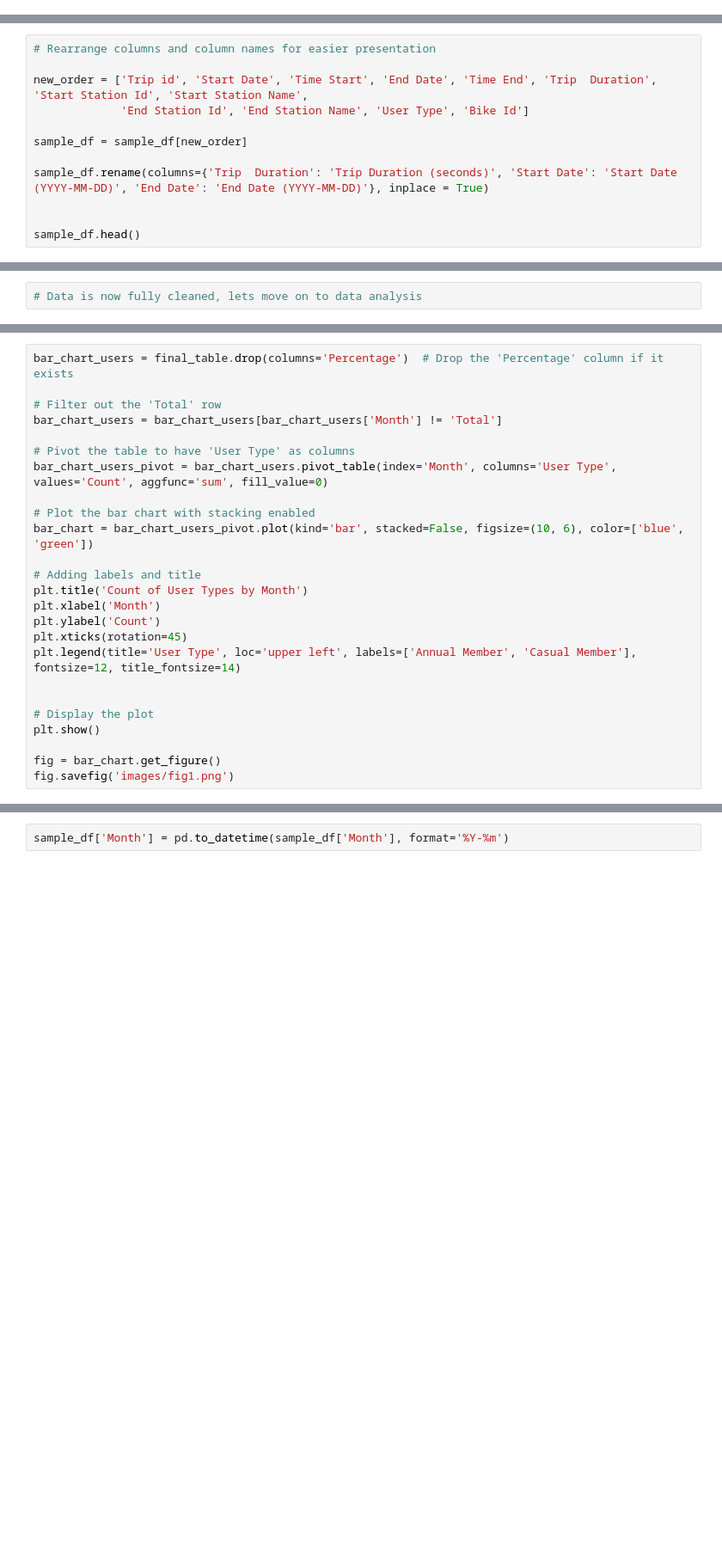
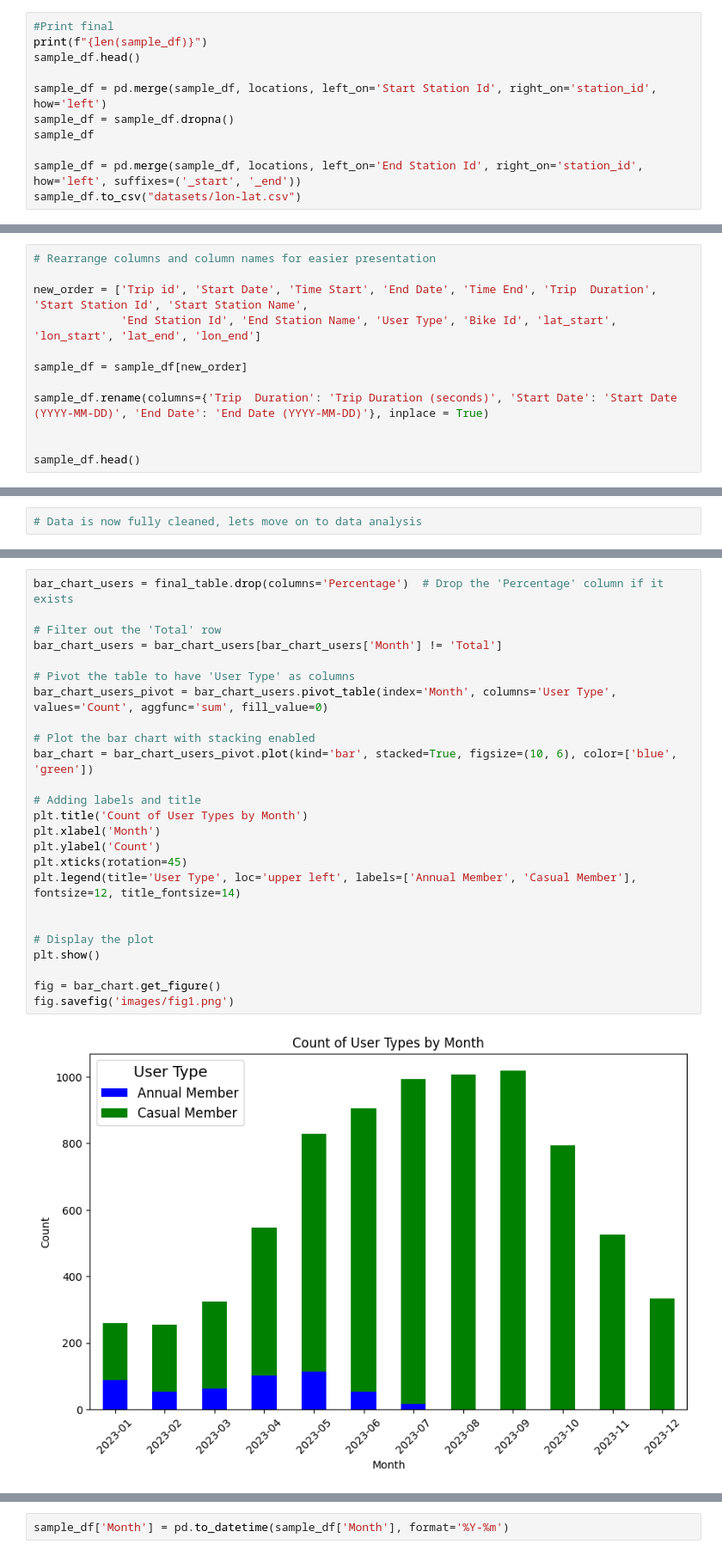
Before and after one commit to ConstCorrectness/toronto-bikeshare-2024, a Jupyter notebook: main.ipynb, the cells around one changed output, grey strips where cells are left out. Shown at 86% size. Drawn from its saved outputs; the diff is of its cells as text; blank space fills up the shorter version.

```diff
--- a/main.ipynb
+++ b/main.ipynb
@@ -202,0 +276,11 @@ print(sample_df.columns)
+# %%
+#Print final
+print(f"{len(sample_df)}")
+sample_df.head()
+
+sample_df = pd.merge(sample_df, locations, left_on='Start Station Id', right_on='station_id', how='left')
+sample_df = sample_df.dropna()
+sample_df
+
+sample_df = pd.merge(sample_df, locations, left_on='End Station Id', right_on='station_id', how='left', suffixes=('_start', '_end'))
+sample_df.to_csv("datasets/lon-lat.csv")
@@ -204,7 +290,7 @@ print(sample_df.columns)
 # Rearrange columns and column names for easier presentation
 
 new_order = ['Trip id', 'Start Date', 'Time Start', 'End Date', 'Time End', 'Trip  Duration', 'Start Station Id', 'Start Station Name',
-             'End Station Id', 'End Station Name', 'User Type', 'Bike Id']
+             'End Station Id', 'End Station Name', 'User Type', 'Bike Id', 'lat_start', 'lon_start', 'lat_end', 'lon_end']
 
 sample_df = sample_df[new_order]
 
@@ -287,28 +511,30 @@ display.display(final_table)
 # %%
 bar_chart_users = final_table.drop(columns='Percentage')  # Drop the 'Percentage' column if it exists
 
 # Filter out the 'Total' row
 bar_chart_users = bar_chart_users[bar_chart_users['Month'] != 'Total']
 
 # Pivot the table to have 'User Type' as columns
 bar_chart_users_pivot = bar_chart_users.pivot_table(index='Month', columns='User Type', values='Count', aggfunc='sum', fill_value=0)
 
 # Plot the bar chart with stacking enabled
-bar_chart = bar_chart_users_pivot.plot(kind='bar', stacked=False, figsize=(10, 6), color=['blue', 'green'])
+bar_chart = bar_chart_users_pivot.plot(kind='bar', stacked=True, figsize=(10, 6), color=['blue', 'green'])
 
 # Adding labels and title
 plt.title('Count of User Types by Month')
 plt.xlabel('Month')
 plt.ylabel('Count')
 plt.xticks(rotation=45)
 plt.legend(title='User Type', loc='upper left', labels=['Annual Member', 'Casual Member'], fontsize=12, title_fontsize=14)
 
 
 # Display the plot
 plt.show()
 
 fig = bar_chart.get_figure()
 fig.savefig('images/fig1.png')
+# %% [output]
+[figure, added]
 # %%
 #•	Analyze daily and hourly ridership patterns to determine high-demand periods, especially during commute hours.
 
```
Also changed, not shown: parts of 47 cells of this notebook, 9 other files.
